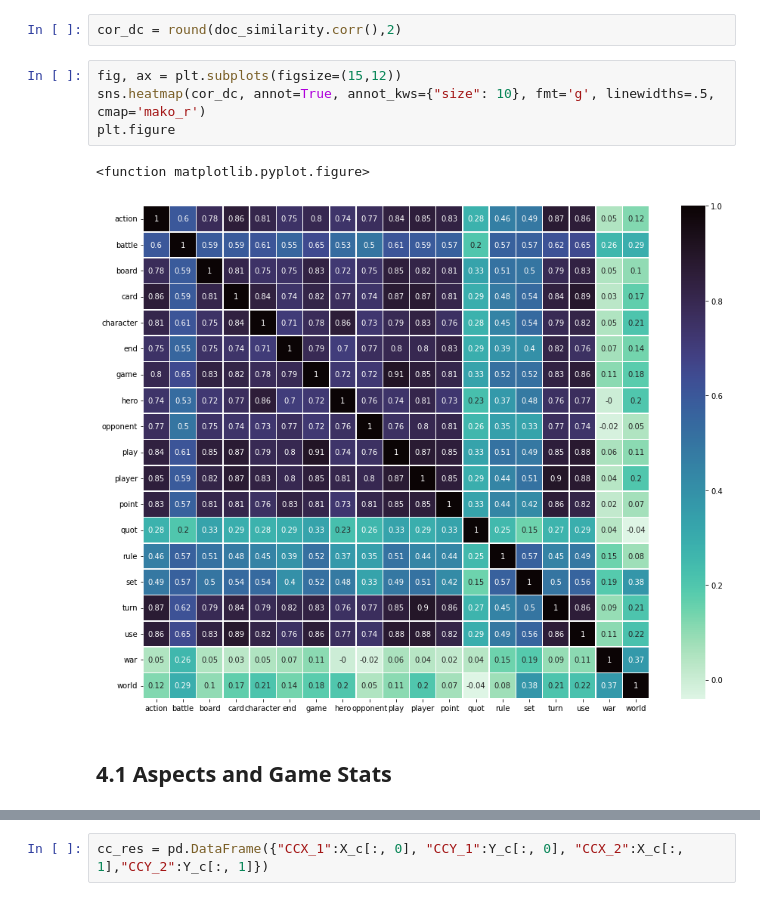
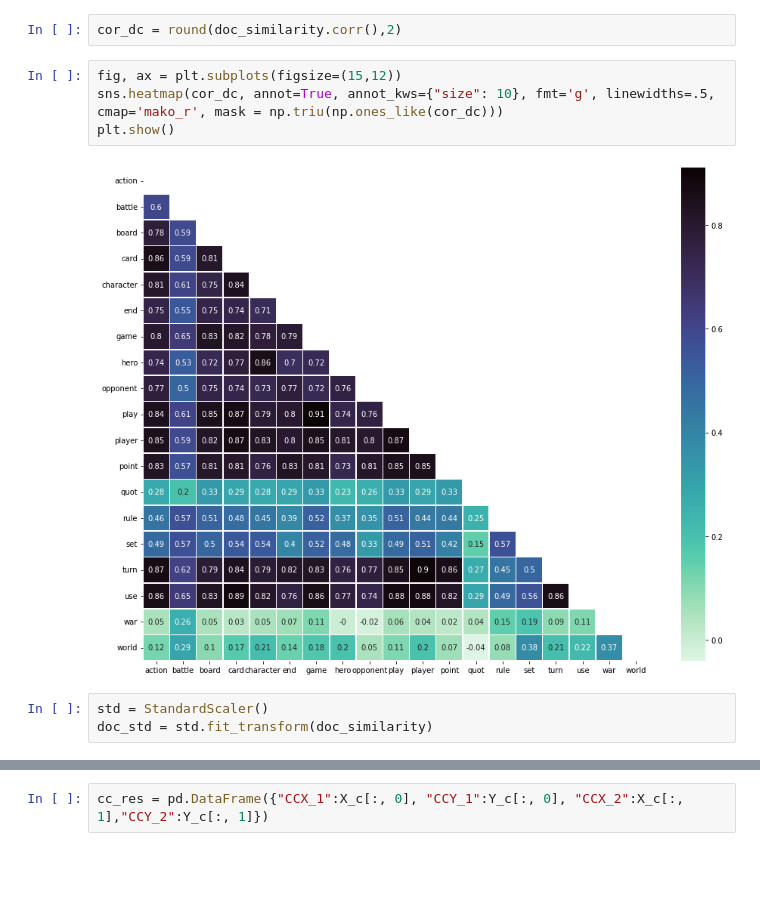
Before and after one commit to serafinazhang/Board-Game-Texual-Analysis, a Jupyter notebook: WarGameAnalysis_CodeBook.ipynb, the cells around one changed output, grey strips where cells are left out. Saved outputs shown, nothing was run; the diff lists cells and outputs as text; blank space fills up the shorter version.

```diff
--- a/WarGameAnalysis_CodeBook.ipynb
+++ b/WarGameAnalysis_CodeBook.ipynb
@@ -845,10 +846,10 @@ plt.figure
 cor_dc = round(doc_similarity.corr(),2)
 # %%
 fig, ax = plt.subplots(figsize=(15,12))
-sns.heatmap(cor_dc, annot=True, annot_kws={"size": 10}, fmt='g', linewidths=.5, cmap='mako_r')
-plt.figure
+sns.heatmap(cor_dc, annot=True, annot_kws={"size": 10}, fmt='g', linewidths=.5, cmap='mako_r', mask = np.triu(np.ones_like(cor_dc)))
+plt.show()
 # %% [output]
-<function matplotlib.pyplot.figure>
-[figure, old version]
+[figure, new version]
-# %% [markdown]
-## 4.1 Aspects and Game Stats
+# %%
+std = StandardScaler()
+doc_std = std.fit_transform(doc_similarity)
```
Also changed, not shown: parts of 37 cells of this notebook.
